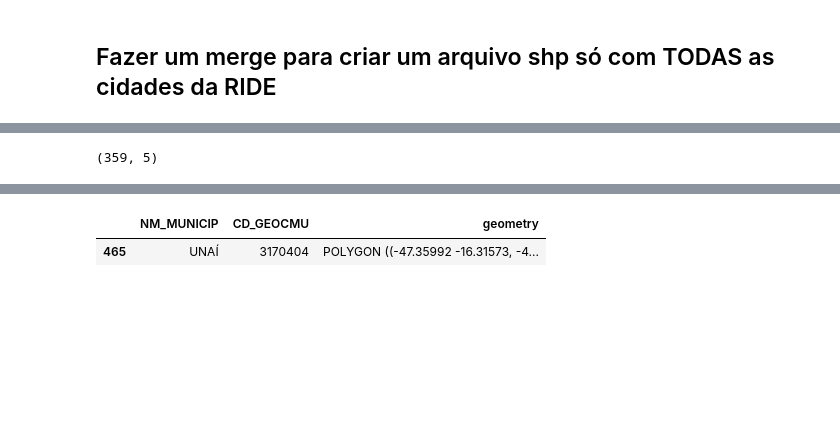
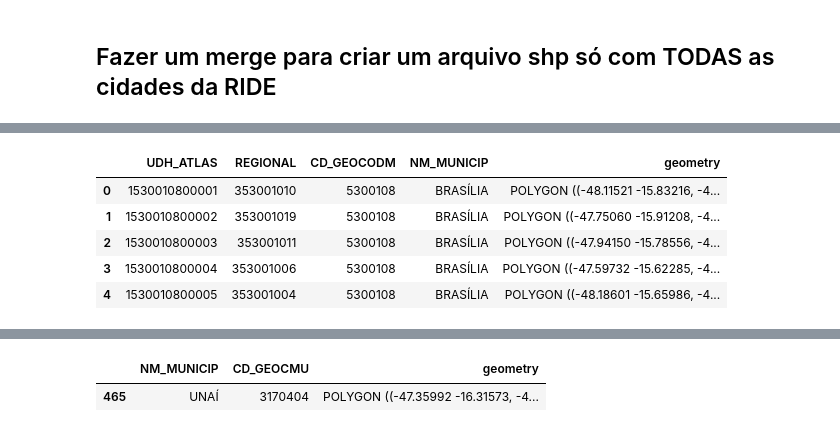
Before and after one commit to Marcos314/Pibiti_2019, a Jupyter notebook: notebooks/Geopandas/geodataframe.ipynb, the cells around one changed output, grey strips where cells are left out. Cells and saved outputs as stored; diff of their text form; code cells hidden in the pictures; blank space fills up the shorter version.

```diff
--- a/notebooks/Geopandas/geodataframe.ipynb
+++ b/notebooks/Geopandas/geodataframe.ipynb
@@ -14,4 +19,9 @@ df1 = gpd.read_file('/home/marcos/Desktop/dados/ride_shp/Shapes_RIDE_DF/rm_ride_
 # %%
-df1.shape
+df1.head()
 # %% [output]
-(359, 5)
+|  | UDH_ATLAS | REGIONAL | CD_GEOCODM | NM_MUNICIP | geometry |
+| 0 | 1530010800001 | 353001010 | 5300108 | BRASÍLIA | POLYGON ((-48.11521 -15.83216, -4... |
+| 1 | 1530010800002 | 353001019 | 5300108 | BRASÍLIA | POLYGON ((-47.75060 -15.91208, -4... |
+| 2 | 1530010800003 | 353001011 | 5300108 | BRASÍLIA | POLYGON ((-47.94150 -15.78556, -4... |
+| 3 | 1530010800004 | 353001006 | 5300108 | BRASÍLIA | POLYGON ((-47.59732 -15.62285, -4... |
+| 4 | 1530010800005 | 353001004 | 5300108 | BRASÍLIA | POLYGON ((-48.18601 -15.65986, -4... |
```
Also changed, not shown: parts of 15 cells of this notebook, 2 other files.
